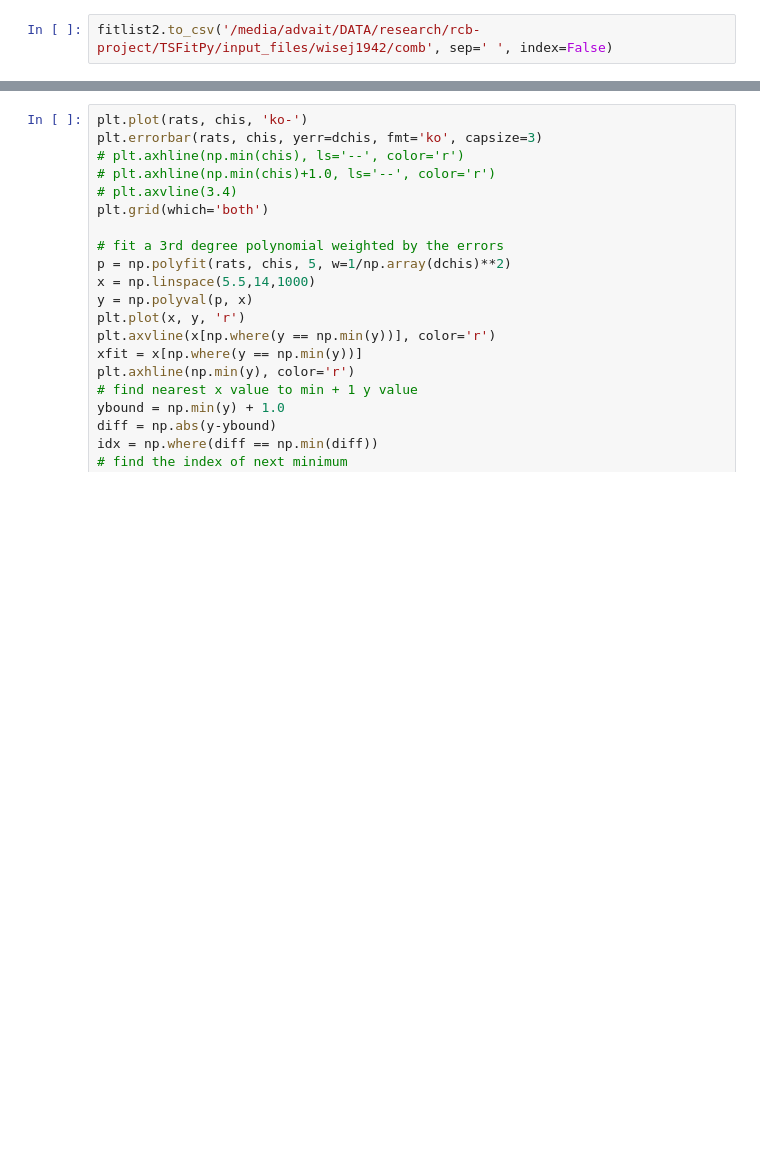
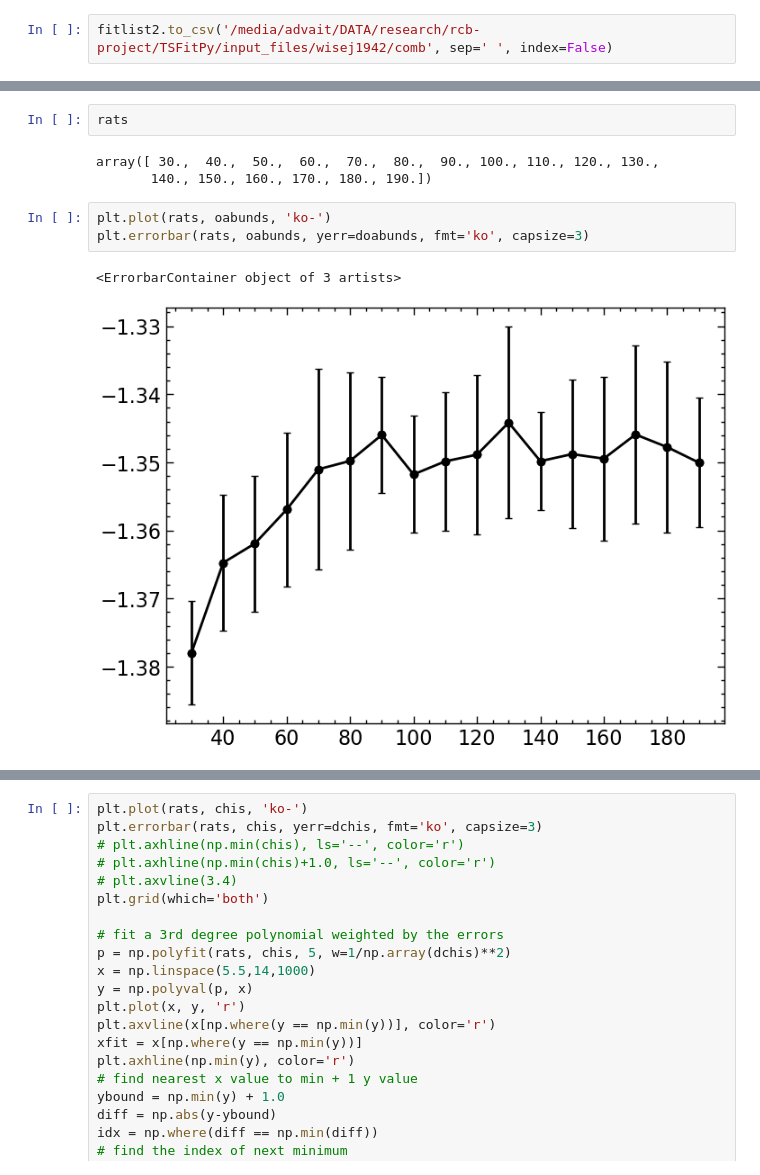
Before and after one commit to advaitmehla/TSFitPy, a Jupyter notebook: plotting_tools/wisej1942.ipynb, the cells around one changed output, grey strips where cells are left out. Drawn from its saved outputs; the diff is of its cells as text; blank space fills up the shorter version.

```diff
--- a/plotting_tools/wisej1942.ipynb
+++ b/plotting_tools/wisej1942.ipynb
@@ -313,0 +313,11 @@ Std O Abundances: [np.float64(0.011880785857825961), np.float64(0.01221217377683
+# %%
+rats
+# %% [output]
+array([ 30.,  40.,  50.,  60.,  70.,  80.,  90., 100., 110., 120., 130.,
+       140., 150., 160., 170., 180., 190.])
+# %%
+plt.plot(rats, oabunds, 'ko-')
+plt.errorbar(rats, oabunds, yerr=doabunds, fmt='ko', capsize=3)
+# %% [output]
+<ErrorbarContainer object of 3 artists>
+[figure, added]
```
Also changed, not shown: parts of 12 cells of this notebook, 16 other files.
